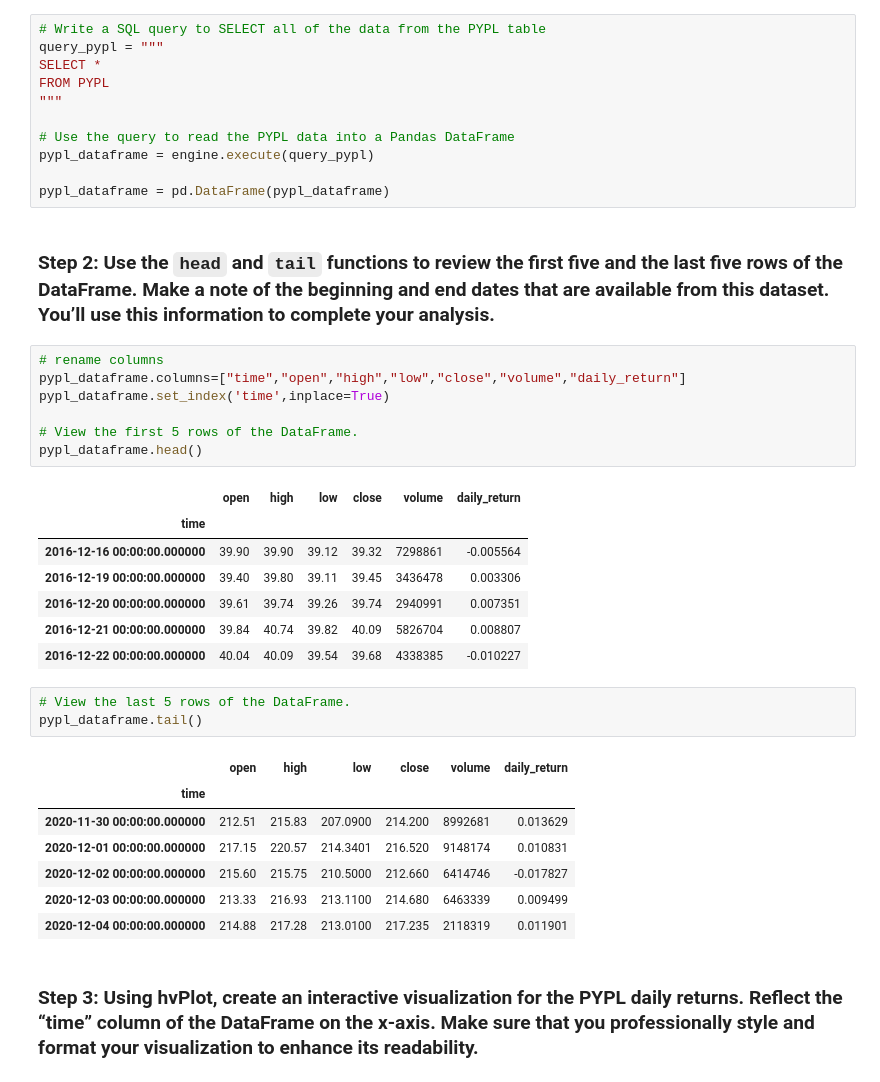
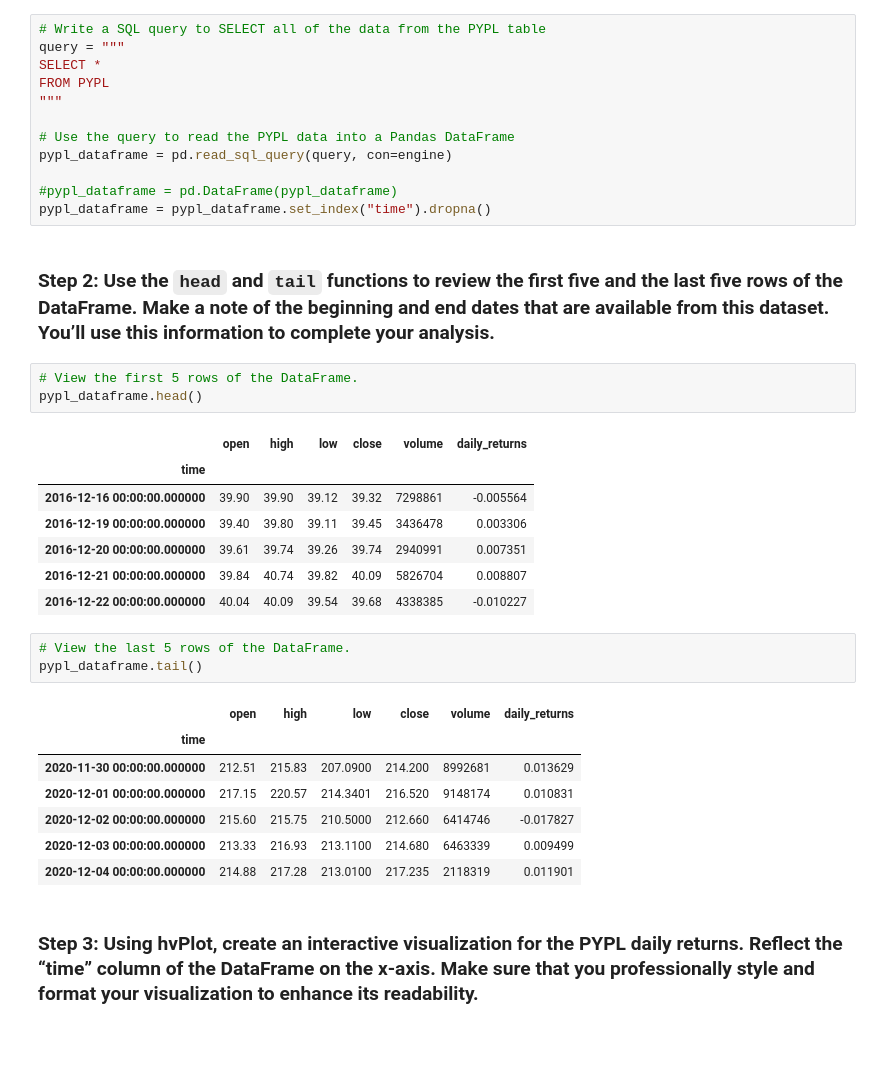
Before and after one commit to codetree4u/WebApp_EFTAnalyzer, a Jupyter notebook: etf_analyzer.ipynb, the cells around one changed output. Saved outputs shown, nothing was run; the diff lists cells and outputs as text; blank space fills up the shorter version.

```diff
--- a/etf_analyzer.ipynb
+++ b/etf_analyzer.ipynb
@@ -137,26 +137,23 @@ Complete the following steps:
 ### Step 1: Write a SQL `SELECT` statement by using an f-string that reads all the PYPL data from the database. Using the SQL `SELECT` statement, execute a query that reads the PYPL data from the database into a Pandas DataFrame.
 # %%
 # Write a SQL query to SELECT all of the data from the PYPL table
-query_pypl = """
+query = """
 SELECT *
 FROM PYPL
 """
 
 # Use the query to read the PYPL data into a Pandas DataFrame
-pypl_dataframe = engine.execute(query_pypl)
+pypl_dataframe = pd.read_sql_query(query, con=engine)
 
-pypl_dataframe = pd.DataFrame(pypl_dataframe)
+#pypl_dataframe = pd.DataFrame(pypl_dataframe)
+pypl_dataframe = pypl_dataframe.set_index("time").dropna()
 # %% [markdown]
 ### Step 2: Use the `head` and `tail` functions to review the first five and the last five rows of the DataFrame. Make a note of the beginning and end dates that are available from this dataset. You’ll use this information to complete your analysis.
 # %%
-# rename columns
-pypl_dataframe.columns=["time","open","high","low","close","volume","daily_return"]
-pypl_dataframe.set_index('time',inplace=True)
-
 # View the first 5 rows of the DataFrame.
 pypl_dataframe.head()
 # %% [output]
-|  | open | high | low | close | volume | daily_return |
+|  | open | high | low | close | volume | daily_returns |
 | time |  |  |  |  |  |  |
 | 2016-12-16 00:00:00.000000 | 39.90 | 39.90 | 39.12 | 39.32 | 7298861 | -0.005564 |
 | 2016-12-19 00:00:00.000000 | 39.40 | 39.80 | 39.11 | 39.45 | 3436478 | 0.003306 |
@@ -167,7 +164,7 @@ pypl_dataframe.head()
 # View the last 5 rows of the DataFrame.
 pypl_dataframe.tail()
 # %% [output]
-|  | open | high | low | close | volume | daily_return |
+|  | open | high | low | close | volume | daily_returns |
 | time |  |  |  |  |  |  |
 | 2020-11-30 00:00:00.000000 | 212.51 | 215.83 | 207.0900 | 214.200 | 8992681 | 0.013629 |
 | 2020-12-01 00:00:00.000000 | 217.15 | 220.57 | 214.3401 | 216.520 | 9148174 | 0.010831 |
```
Also changed, not shown: parts of 10 cells of this notebook.
